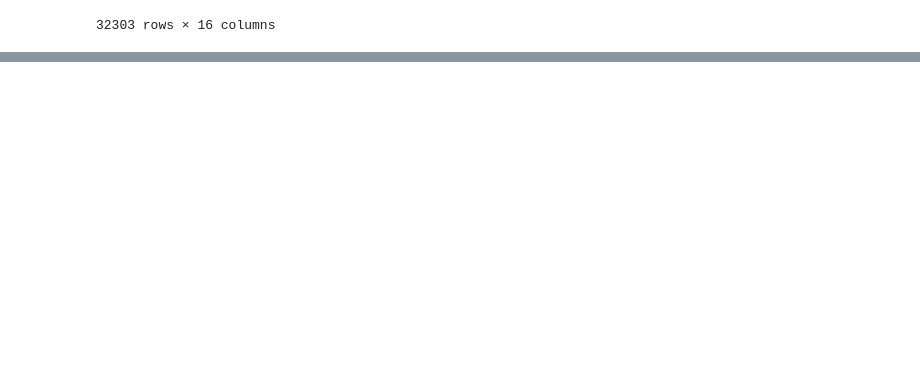
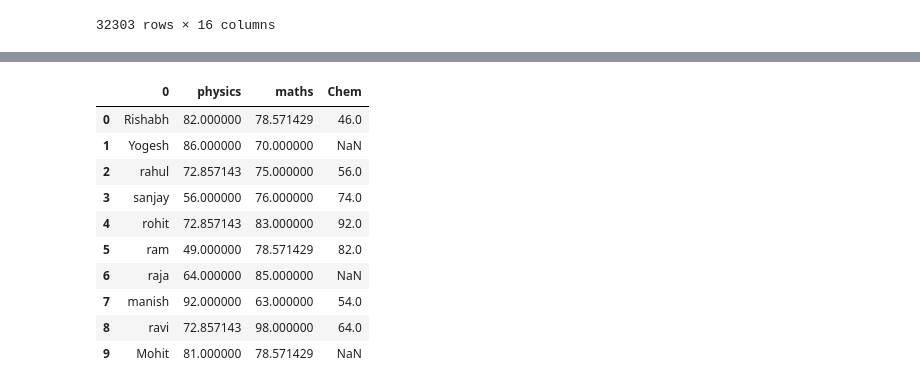
Before and after one commit to rishee-05/PYTHON, a Jupyter notebook: libraries/pandas/Missing values.ipynb, the cells around one changed output, grey strips where cells are left out. Cells and saved outputs as stored; diff of their text form; code cells hidden in the pictures; blank space fills up the shorter version.

```diff
--- a/libraries/pandas/Missing values.ipynb
+++ b/libraries/pandas/Missing values.ipynb
@@ -592,0 +785,17 @@ df.drop_duplicates("host_id",keep= False)
+# %%
+# now go for maths by using another way
+mean_physics = df['maths'].mean()
+df1["maths"] = df1["maths"].fillna(mean_physics)
+df1
+# %% [output]
+|  | 0 | physics | maths | Chem |
+| 0 | Rishabh | 82.000000 | 78.571429 | 46.0 |
+| 1 | Yogesh | 86.000000 | 70.000000 | NaN |
+| 2 | rahul | 72.857143 | 75.000000 | 56.0 |
+| 3 | sanjay | 56.000000 | 76.000000 | 74.0 |
+| 4 | rohit | 72.857143 | 83.000000 | 92.0 |
+| 5 | ram | 49.000000 | 78.571429 | 82.0 |
+| 6 | raja | 64.000000 | 85.000000 | NaN |
+| 7 | manish | 92.000000 | 63.000000 | 54.0 |
+| 8 | ravi | 72.857143 | 98.000000 | 64.0 |
+| 9 | Mohit | 81.000000 | 78.571429 | NaN |
```
Also changed, not shown: parts of 23 cells of this notebook, 1 other file.
